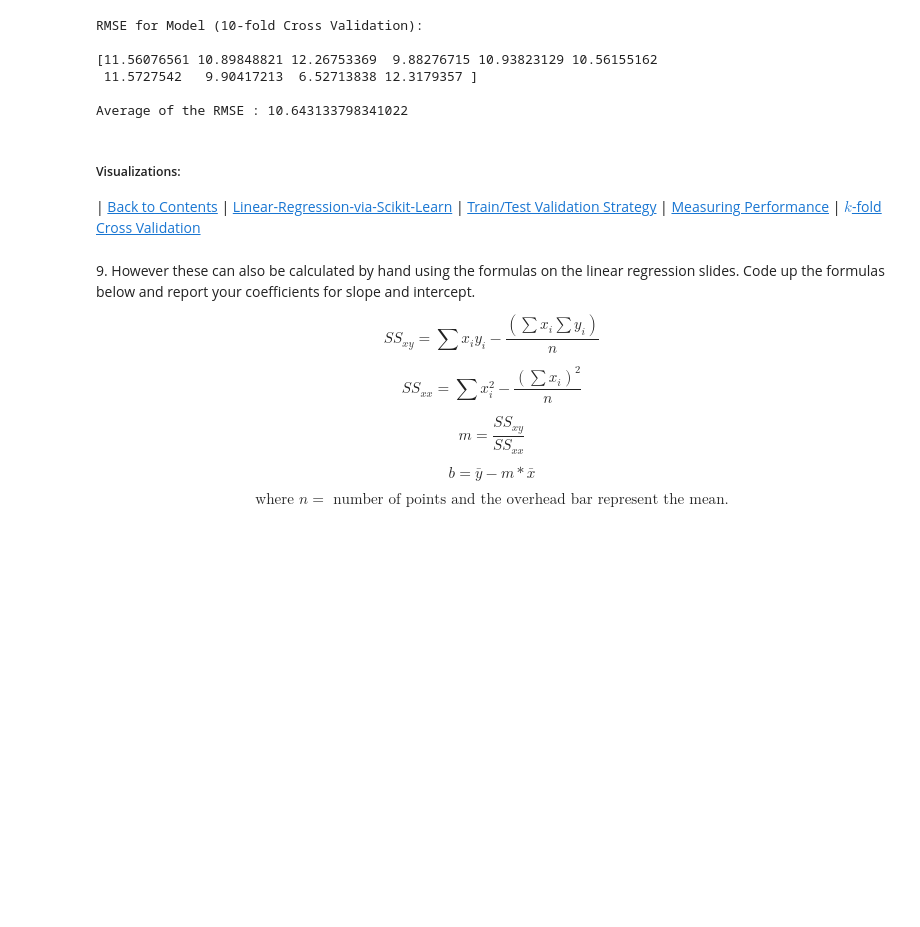
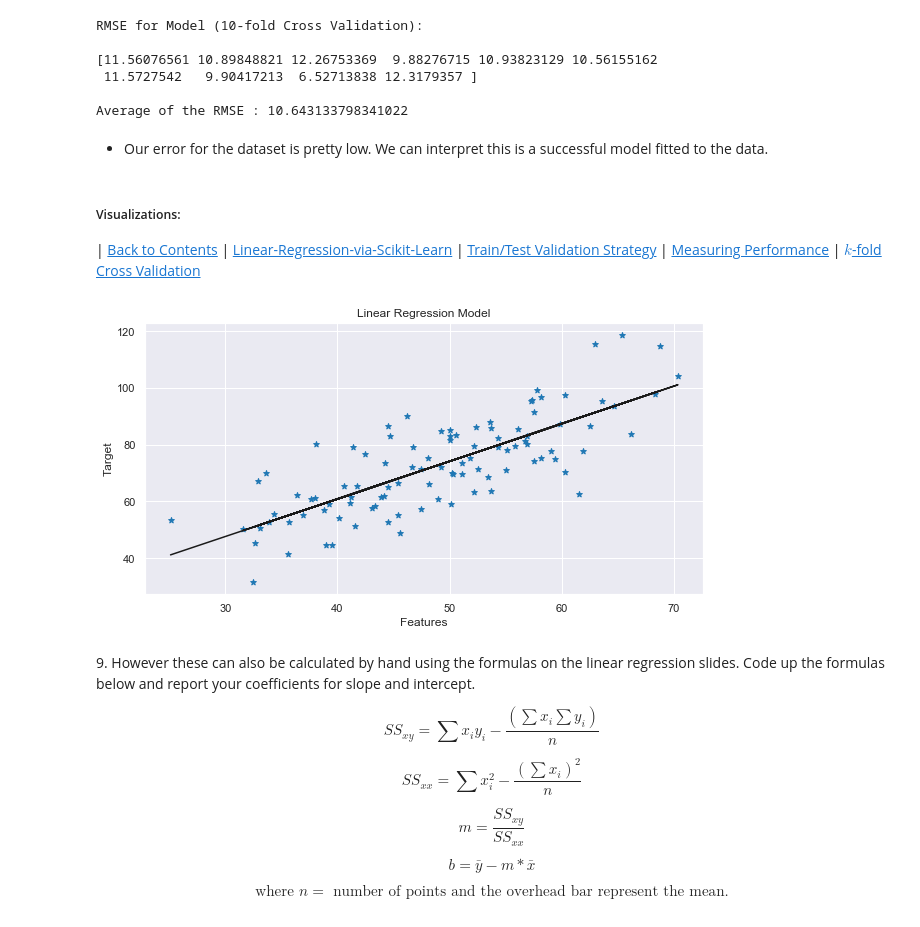
Before and after one commit to cbamedjonekou/cbamedjonekou.github.io, a Jupyter notebook: Labs/PHYS 3600ID-D862 (Machine Learning)/PHYS 3600ID-D862 (Machine Learning) Study Hours Linear Regression.ipynb, the cells around one changed output. Saved outputs shown, nothing was run; the diff lists cells and outputs as text; code cells hidden in the pictures; blank space fills up the shorter version.

```diff
--- a/Labs/PHYS 3600ID-D862 (Machine Learning)/PHYS 3600ID-D862 (Machine Learning) Study Hours Linear Regression.ipynb
+++ b/Labs/PHYS 3600ID-D862 (Machine Learning)/PHYS 3600ID-D862 (Machine Learning) Study Hours Linear Regression.ipynb
@@ -513,20 +523,25 @@ RMSE for Model (10-fold Cross Validation):
  11.5727542   9.90417213  6.52713838 12.3179357 ]
 
 Average of the RMSE : 10.643133798341022
+# %% [markdown]
+* Our error for the dataset is pretty low. We can interpret this is a successful model fitted to the data.
 # %% [markdown]
 ##### Visualizations:
 
 | [Back to Contents](#Contents) | [Linear-Regression-via-Scikit-Learn](#Linear-Regression-via-Scikit-Learn) | [Train/Test Validation Strategy](#Implementation-via-Train/Test-Validation-Strategy:) | [Measuring Performance](#Measuring-Performance:) | [$k$-fold Cross Validation](#$k$-fold-Cross-Validation:)
 # %%
 # plotting the points in a scatter plot
-plt.scatter(features_DSH, labels_DSH,marker='*',color = 'm');
+plt.figure(figsize=(10, 5))
+plt.scatter(features_DSH, Target_DSH,marker='*',color = '#1f77b4');
 
 # fitting the model
-linearModel.fit(features_DSH.reshape(-1,1), labels_DSH)
-plt.plot(features_DSH, linearModel.coef_* features_DSH + linearModel.intercept_, color = 'k')
+model_sklearn.fit(features_DSH.to_numpy().reshape(-1,1), Target_DSH)
+plt.plot(features_DSH, model_sklearn.coef_* features_DSH + model_sklearn.intercept_, color = 'k')
 plt.title('Linear Regression Model')
 plt.xlabel('Features')
-plt.ylabel('F(Features)')
+plt.ylabel('Target');
+# %% [output]
+[figure, added]
 # %% [markdown]
 9\. However these can also be calculated by hand using the formulas on the linear regression slides. Code up the formulas below and report your coefficients for slope and intercept.
 
```
Also changed, not shown: parts of 11 cells of this notebook.
